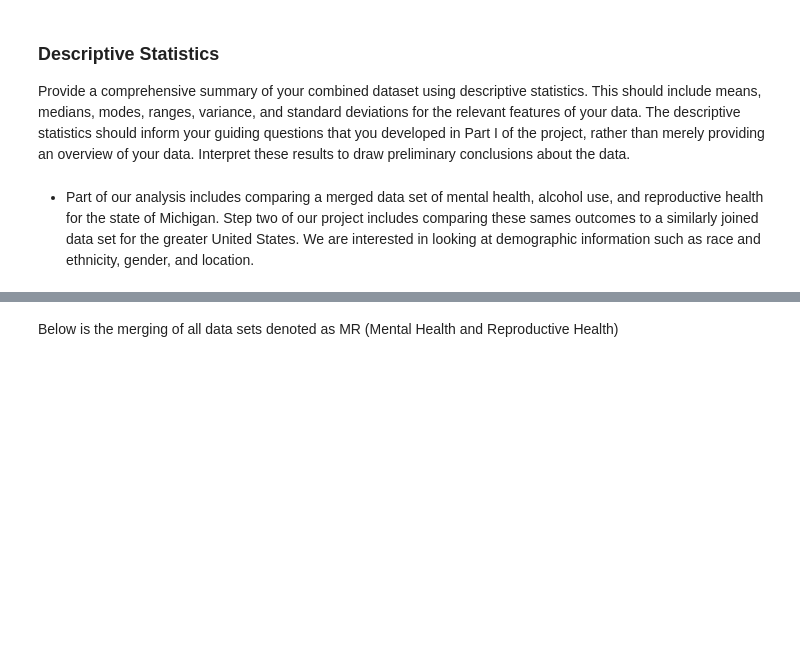
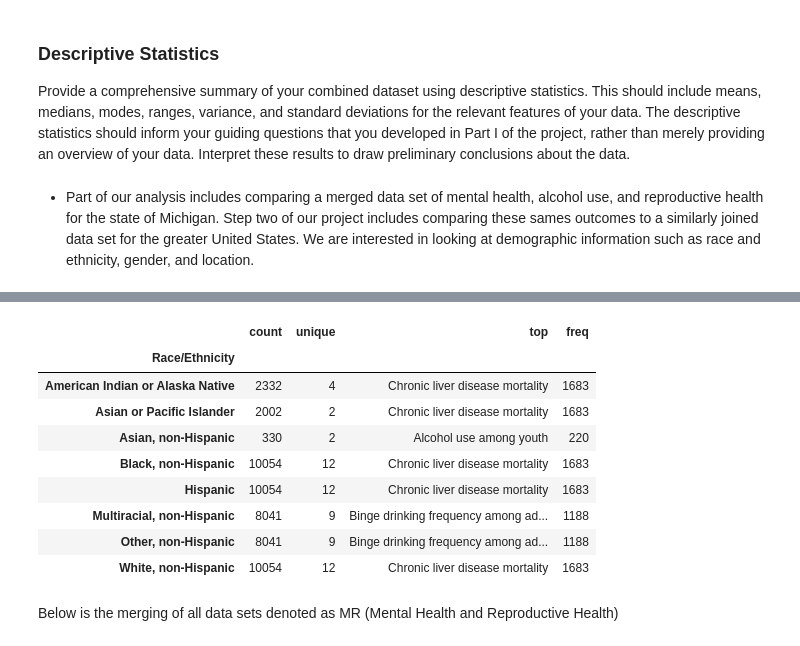
Before and after one commit to jrmcmill/618-project, a Jupyter notebook: V2Project-Description.ipynb, the cells around one changed output, grey strips where cells are left out. Drawn from its saved outputs; the diff is of its cells as text; code cells hidden in the pictures; blank space fills up the shorter version.

```diff
--- a/V2Project-Description.ipynb
+++ b/V2Project-Description.ipynb
@@ -540,5 +542,16 @@ national_merged_MA.groupby('Race/Ethnicity')['LocationDesc'].describe()
 # %%
-national_merged_MA.groupby('Race/Ethnicity')
+national_merged_MA.groupby('Race/Ethnicity')['Question'].describe()
+# %% [output]
+|  | count | unique | top | freq |
+| Race/Ethnicity |  |  |  |  |
+| American Indian or Alaska Native | 2332 | 4 | Chronic liver disease mortality | 1683 |
+| Asian or Pacific Islander | 2002 | 2 | Chronic liver disease mortality | 1683 |
+| Asian, non-Hispanic | 330 | 2 | Alcohol use among youth | 220 |
+| Black, non-Hispanic | 10054 | 12 | Chronic liver disease mortality | 1683 |
+| Hispanic | 10054 | 12 | Chronic liver disease mortality | 1683 |
+| Multiracial, non-Hispanic | 8041 | 9 | Binge drinking frequency among ad... | 1188 |
+| Other, non-Hispanic | 8041 | 9 | Binge drinking frequency among ad... | 1188 |
+| White, non-Hispanic | 10054 | 12 | Chronic liver disease mortality | 1683 |
 # %% [markdown]
 Below is the merging of all data sets denoted as MR (Mental Health and Reproductive Health)
 # %%
```
Also changed, not shown: parts of 6 cells of this notebook.
